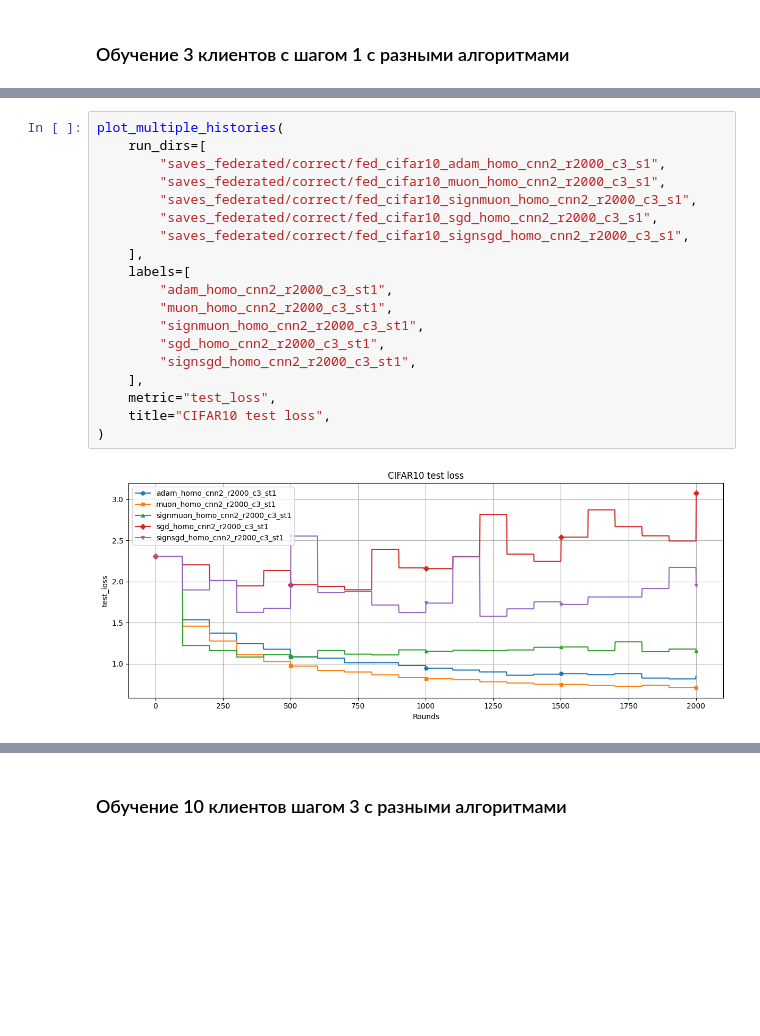
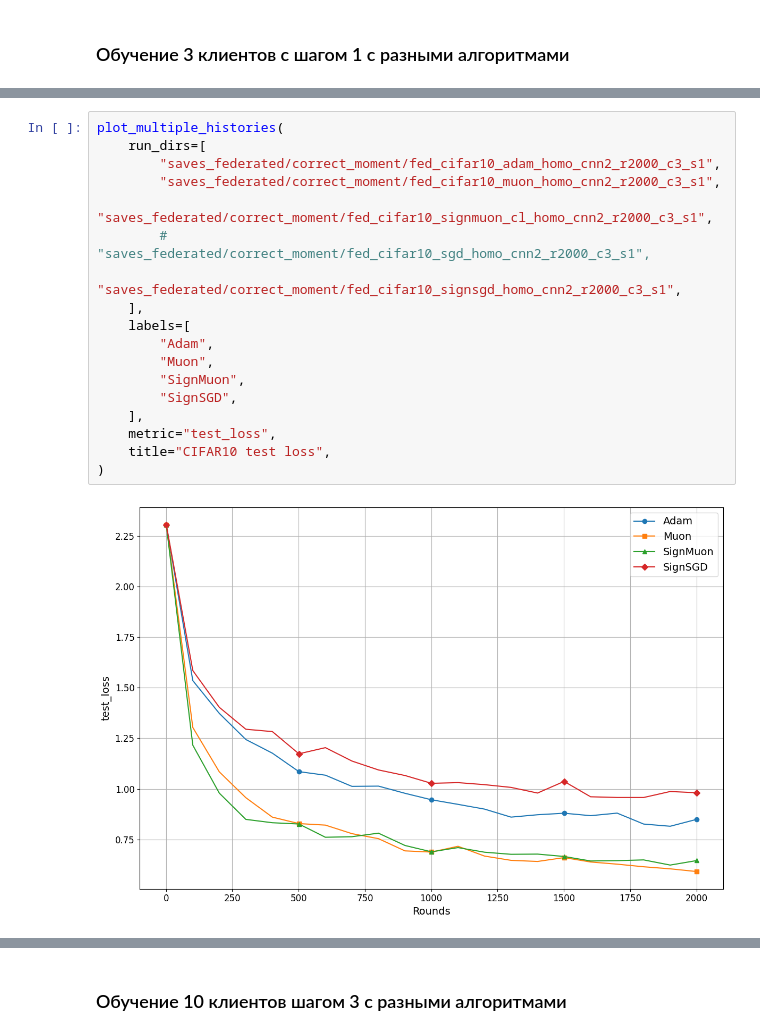
Before and after one commit to intsystems/2026-Project-203, a Jupyter notebook: code/plot_federated.ipynb, the cells around one changed output, grey strips where cells are left out. Drawn from its saved outputs; the diff is of its cells as text; blank space fills up the shorter version.

```diff
--- a/code/plot_federated.ipynb
+++ b/code/plot_federated.ipynb
@@ -192,24 +206,23 @@ test_acc (finish):  42.49
 # %%
 plot_multiple_histories(
     run_dirs=[
-        "saves_federated/correct/fed_cifar10_adam_homo_cnn2_r2000_c3_s1",
-        "saves_federated/correct/fed_cifar10_muon_homo_cnn2_r2000_c3_s1",
-        "saves_federated/correct/fed_cifar10_signmuon_homo_cnn2_r2000_c3_s1",
-        "saves_federated/correct/fed_cifar10_sgd_homo_cnn2_r2000_c3_s1",
-        "saves_federated/correct/fed_cifar10_signsgd_homo_cnn2_r2000_c3_s1",
+        "saves_federated/correct_moment/fed_cifar10_adam_homo_cnn2_r2000_c3_s1",
+        "saves_federated/correct_moment/fed_cifar10_muon_homo_cnn2_r2000_c3_s1",
+        "saves_federated/correct_moment/fed_cifar10_signmuon_cl_homo_cnn2_r2000_c3_s1",
+        # "saves_federated/correct_moment/fed_cifar10_sgd_homo_cnn2_r2000_c3_s1",
+        "saves_federated/correct_moment/fed_cifar10_signsgd_homo_cnn2_r2000_c3_s1",
     ],
     labels=[
-        "adam_homo_cnn2_r2000_c3_st1",
-        "muon_homo_cnn2_r2000_c3_st1",
-        "signmuon_homo_cnn2_r2000_c3_st1",
-        "sgd_homo_cnn2_r2000_c3_st1",
-        "signsgd_homo_cnn2_r2000_c3_st1",
+        "Adam",
+        "Muon",
+        "SignMuon",
+        "SignSGD",
     ],
     metric="test_loss",
     title="CIFAR10 test loss",
 )
 # %% [output]
-[figure, old version]
+[figure, new version]
 # %%
 plot_multiple_histories(
     run_dirs=[
```
Also changed, not shown: parts of 20 cells of this notebook, 1 other file.
